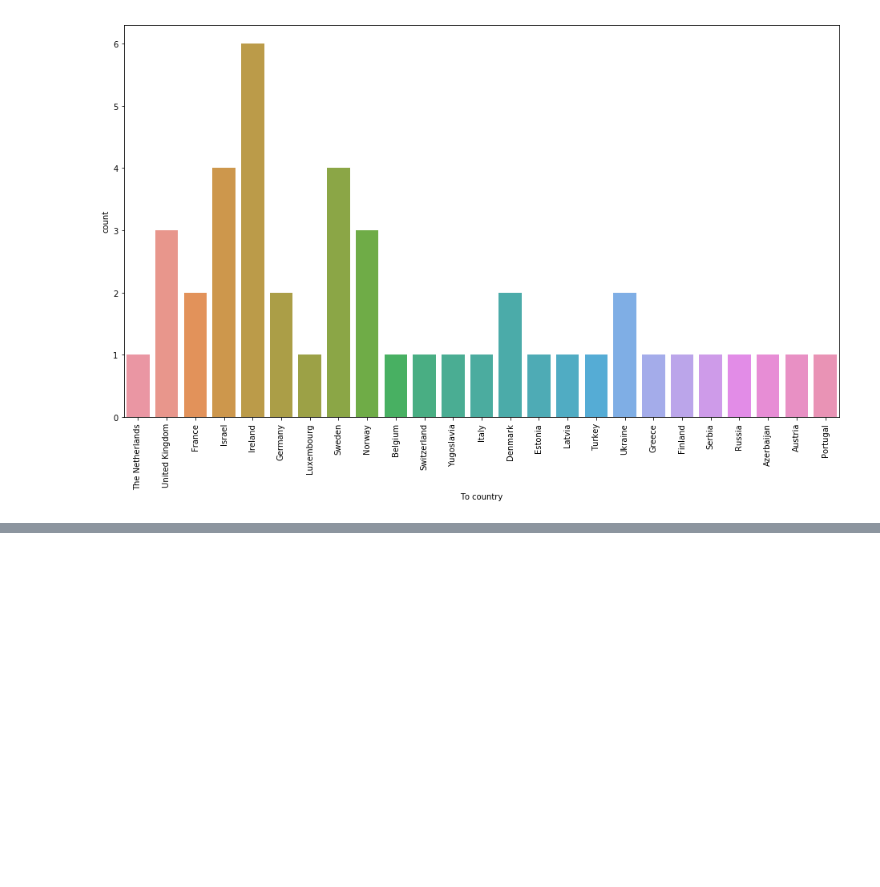
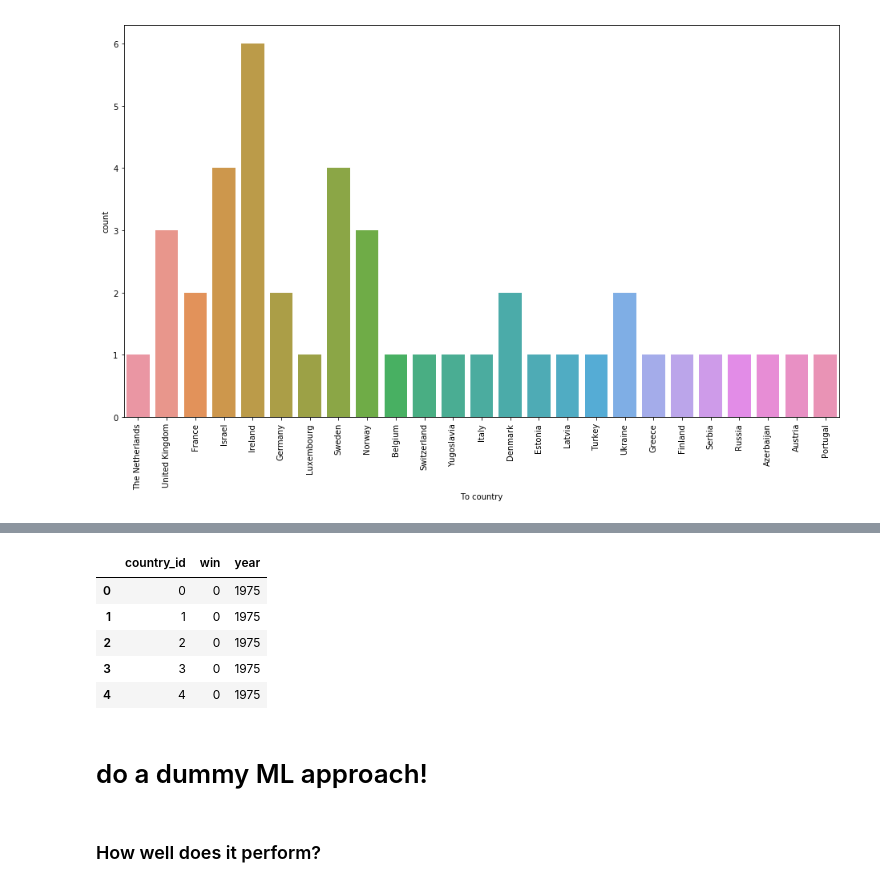
Before and after one commit to robineriksson/ESC_predictor, a Jupyter notebook: NOTEBOOKS/exploration.ipynb, the cells around one changed output, grey strips where cells are left out. Saved outputs shown, nothing was run; the diff lists cells and outputs as text; code cells hidden in the pictures; blank space fills up the shorter version.

```diff
--- a/NOTEBOOKS/exploration.ipynb
+++ b/NOTEBOOKS/exploration.ipynb
@@ -227,0 +247,8 @@ pass
+# %%
+# construct the different arrays
+country_uniq = data["From country"].unique()
+d = {"country_id": np.arange(len(country_uniq)),
+     "name": country_uniq}
+
+countries = pd.DataFrame(data=d)
+countries.head()
@@ -227,0 +281,11 @@ pass
+# %%
+winData.head()
+# %% [output]
+|  | country_id | win | year |
+| 0 | 0 | 0 | 1975 |
+| 1 | 1 | 0 | 1975 |
+| 2 | 2 | 0 | 1975 |
+| 3 | 3 | 0 | 1975 |
+| 4 | 4 | 0 | 1975 |
+# %% [markdown]
+# do a dummy ML approach!
@@ -227,0 +308,2 @@ pass
+# %% [markdown]
+### How well does it perform?
```
Also changed, not shown: parts of 18 cells of this notebook.
